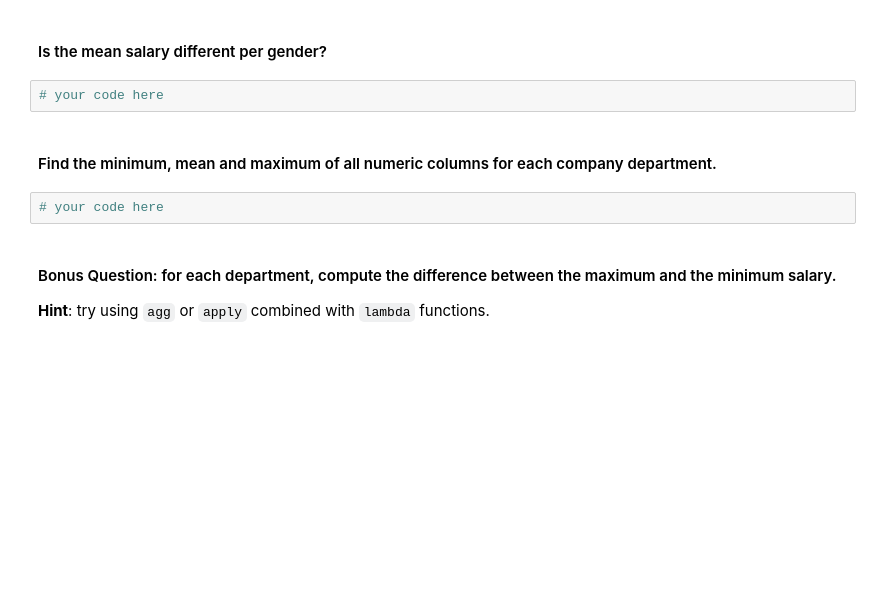
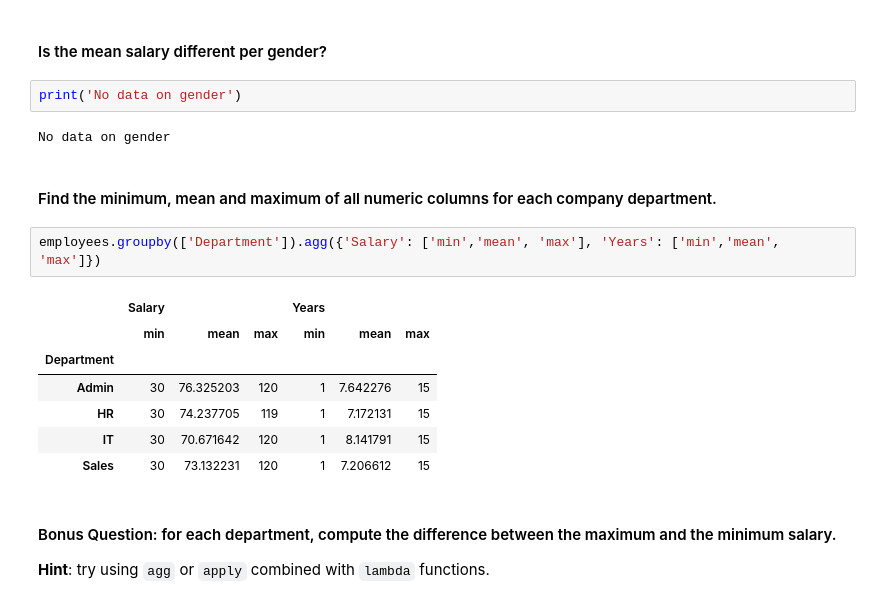
Before and after one commit to ironhack-datalabs/dataV2-labs, a Jupyter notebook: module-2/Subsetting-Descriptive-Stats/your-code/main.ipynb, the cells around one changed output. Cells and saved outputs as stored; diff of their text form; blank space fills up the shorter version.

```diff
--- a/module-2/Subsetting-Descriptive-Stats/your-code/main.ipynb
+++ b/module-2/Subsetting-Descriptive-Stats/your-code/main.ipynb
@@ -126,11 +227,21 @@ your comments here
 # %% [markdown]
 #### Is the mean salary different per gender?
-# %%
-# your code here
+# %%
+print('No data on gender')
+# %% [output]
+No data on gender
 # %% [markdown]
 #### Find the minimum, mean and maximum of all numeric columns for each company department.
-# %%
-# your code here
+# %%
+employees.groupby(['Department']).agg({'Salary': ['min','mean', 'max'], 'Years': ['min','mean', 'max']})
+# %% [output]
+|  | Salary |  |  | Years |  |  |
+|  | min | mean | max | min | mean | max |
+| Department |  |  |  |  |  |  |
+| Admin | 30 | 76.325203 | 120 | 1 | 7.642276 | 15 |
+| HR | 30 | 74.237705 | 119 | 1 | 7.172131 | 15 |
+| IT | 30 | 70.671642 | 120 | 1 | 8.141791 | 15 |
+| Sales | 30 | 73.132231 | 120 | 1 | 7.206612 | 15 |
 # %% [markdown]
 #### Bonus Question:  for each department, compute the difference between the maximum and the minimum salary.
 **Hint**: try using `agg` or `apply` combined with `lambda` functions.
```
Also changed, not shown: parts of 32 cells of this notebook.
